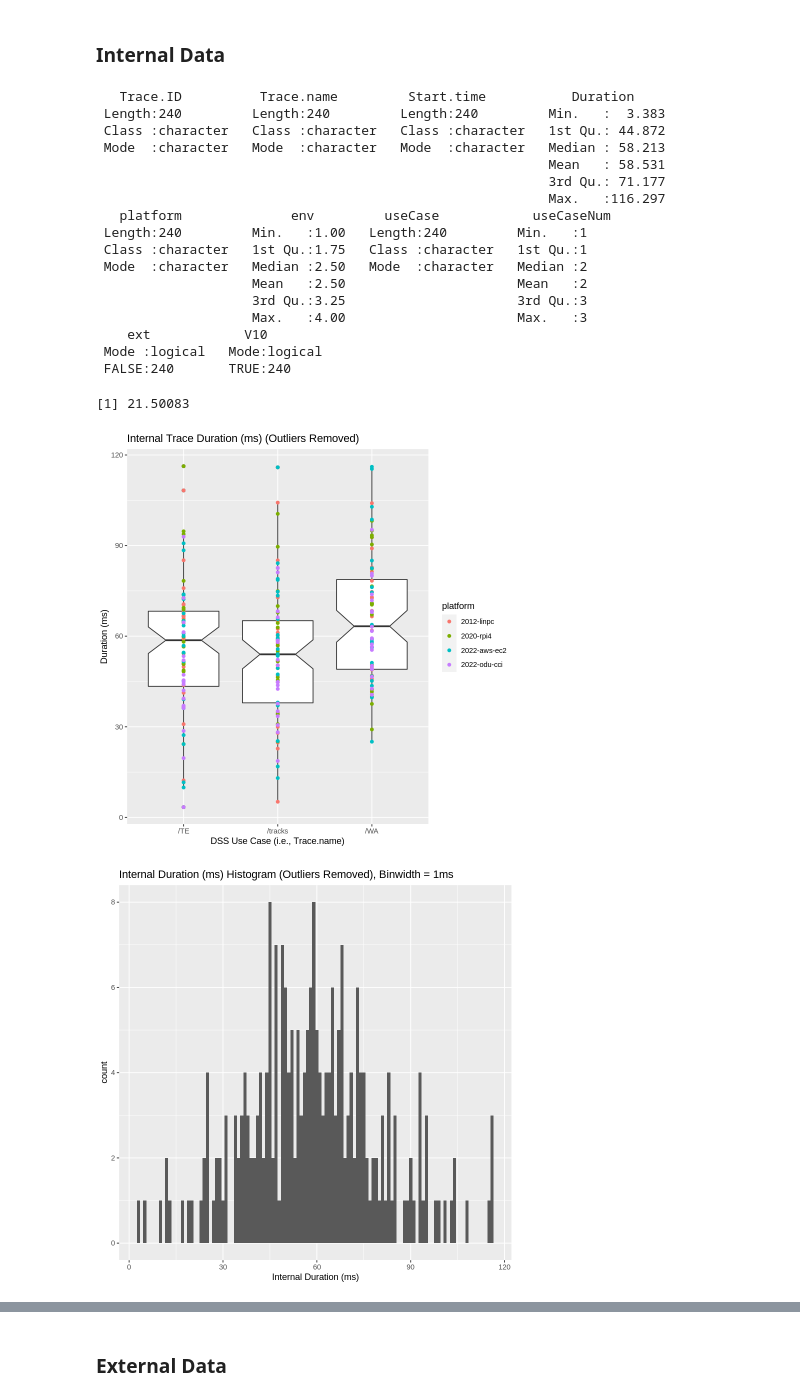
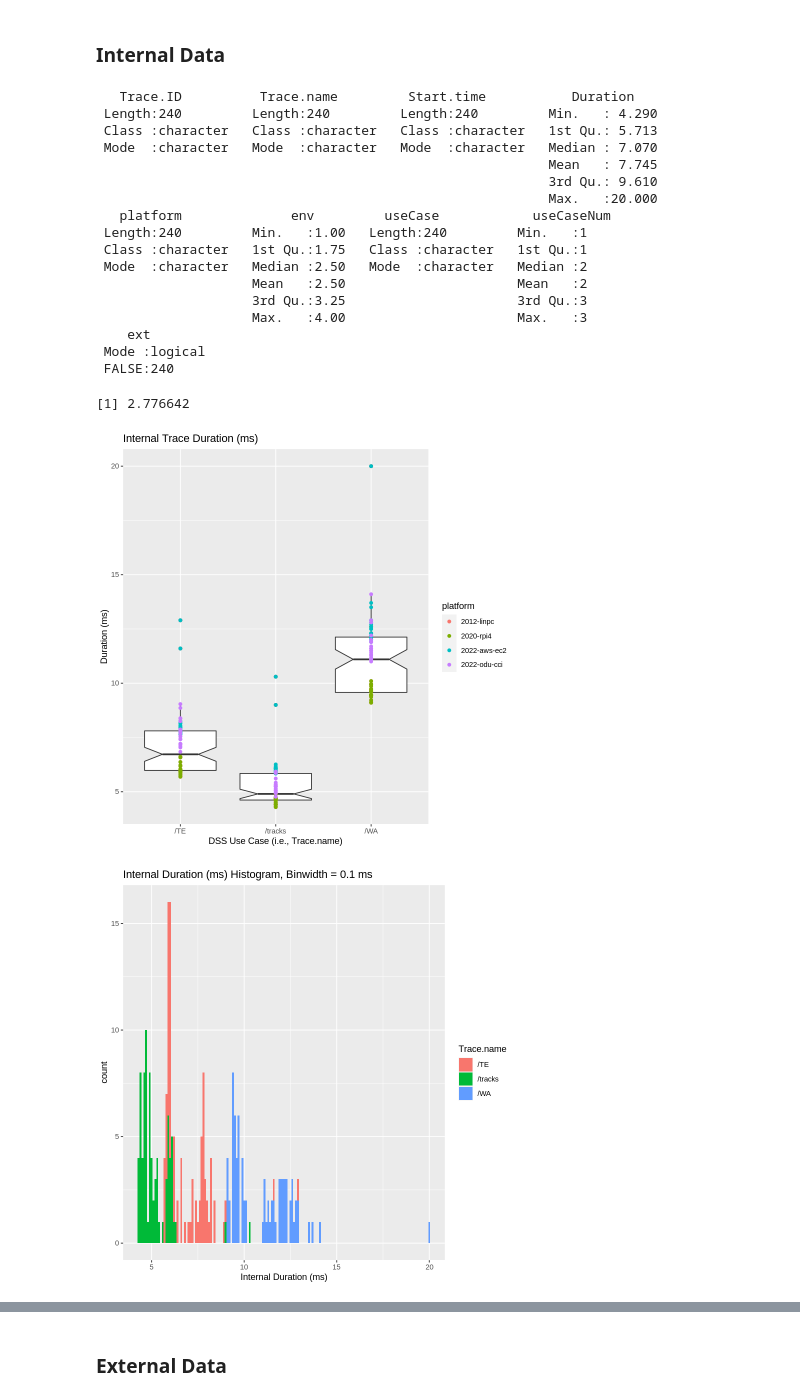
Before and after one commit to amurp003/dss-prototype, a Jupyter notebook: analysis/dss-span-analysis-rev6.ipynb, the cells around one changed output, grey strips where cells are left out. Saved outputs shown, nothing was run; the diff lists cells and outputs as text; code cells hidden in the pictures.

```diff
--- a/analysis/dss-span-analysis-rev6.ipynb
+++ b/analysis/dss-span-analysis-rev6.ipynb
@@ -197,12 +192,12 @@ for(index in 1:nrow(spanMetrics)) {       # for-loop over rows
     # Convert span duration
 
     char = spanMetrics[index,4]
-    len = str_length(char)
+    len = str_length(char)                # from tidyverse
     duration = str_sub(char,1,(len-3))
     units = str_sub(char,(len-1),len)
     duration <- as.numeric(duration)
 
-    # print(duration)
+    # glimpse(duration)
     # print(units)
 
     if(units == 'ms') {
@@ -215,17 +210,7 @@ for(index in 1:nrow(spanMetrics)) {       # for-loop over rows
         print ('Unable to find specified units')
         print (units)
     }
-
-    # Add processing delay from a normal distribution
-    pd <- rnorm(1, mean = 50, sd = 20)
-    spanMetrics[index,4] = as.numeric(duration) + pd
-
-    # Convert time
-
-    # time = spanMetrics[index,3]
-    # epoch <- as.POSIXct(time)
-    # epoch_int <- as.integer(epoch)
-    # spanMetrics[index,3] = epoch_int
+    spanMetrics$Duration[index] = as.numeric(duration)
 }
 
 # Convert Duration columns from char to numeric
@@ -244,13 +229,3 @@ $ env        <dbl> 0, 0, 0, 0, 0, 0, 0, 0, 0, 0, 0, 0, 0, 0, 0, 0, 0, 0, 0, 0,
 $ useCase    <chr> "Trial Engage (Internal)", "Get Stored Local DSS Tracks (In…
 $ useCaseNum <dbl> 2, 1, 4, 5, 3, 2, 1, 4, 5, 3, 2, 1, 4, 5, 3, 2, 1, 4, 5, 3,…
 $ ext        <lgl> FALSE, FALSE, TRUE, TRUE, FALSE, FALSE, FALSE, TRUE, TRUE, …
-# %%
-# Assess hypothesis threshold
-
-for(index in 1:nrow(spanMetrics)) {       # for-loop over rows
-    if(spanMetrics[index,4] > 500) {
-        spanMetrics[index,10] = FALSE
-    } else {
-    spanMetrics[index,10] = TRUE
-    }
-}
@@ -333,7 +242,7 @@ Here we remove the data from the Macbook development platform. The qplot shows t
 https://dev.to/ericnograles/why-is-docker-on-macos-so-much-worse-than-linux-flh
 https://collabnix.com/how-docker-for-mac-works-under-the-hood/
 # %%
-noMacSpan <- spanMetricsA[!spanMetricsA$env == 0,]
+noMacSpan <- spanMetrics[!spanMetrics$env == 0,]
 # %%
 qplot(useCaseNum, Duration, data = noMacSpan, colour = platform)
 # %% [output]
@@ -563,12 +386,12 @@ summary(iSpan)
 sd(iSpan$Duration)
 # %% [output]
    Trace.ID          Trace.name         Start.time           Duration
- Length:240         Length:240         Length:240         Min.   :  3.383
- Class :character   Class :character   Class :character   1st Qu.: 44.872
- Mode  :character   Mode  :character   Mode  :character   Median : 58.213
-                                                          Mean   : 58.531
-                                                          3rd Qu.: 71.177
-                                                          Max.   :116.297
+ Length:240         Length:240         Length:240         Min.   : 4.290
+ Class :character   Class :character   Class :character   1st Qu.: 5.713
+ Mode  :character   Mode  :character   Mode  :character   Median : 7.070
+                                                          Mean   : 7.745
+                                                          3rd Qu.: 9.610
+                                                          Max.   :20.000
    platform              env         useCase            useCaseNum
  Length:240         Min.   :1.00   Length:240         Min.   :1
  Class :character   1st Qu.:1.75   Class :character   1st Qu.:1
@@ -576,23 +399,23 @@ sd(iSpan$Duration)
                     Mean   :2.50                      Mean   :2
                     3rd Qu.:3.25                      3rd Qu.:3
                     Max.   :4.00                      Max.   :3
-    ext            V10
- Mode :logical   Mode:logical
- FALSE:240       TRUE:240
+    ext
+ Mode :logical
+ FALSE:240
-[1] 21.50083
+[1] 2.776642
 # %%
 iSpan %>%
     ggplot(aes(Trace.name, Duration)) +
     stat_boxplot(notch="TRUE") + geom_point(aes(colour = platform)) +
-    ggtitle("Internal Trace Duration (ms) (Outliers Removed)") +
+    ggtitle("Internal Trace Duration (ms)") +
     ylab("Duration (ms)") +
     xlab("DSS Use Case (i.e., Trace.name)")
 # %% [output]
-[figure, old version]
+[figure, new version]
 # %%
 iSpan %>%
-    ggplot(aes(Duration)) + geom_histogram(binwidth = 1) +
-    ggtitle("Internal Duration (ms) Histogram (Outliers Removed), Binwidth = 1ms") +
+    ggplot(aes(Duration, fill = Trace.name)) + geom_histogram(binwidth = 0.1) +
+    ggtitle("Internal Duration (ms) Histogram, Binwidth = 0.1 ms") +
     xlab("Internal Duration (ms)")
 # %% [output]
-[figure, old version]
+[figure, new version]
```
Also changed, not shown: parts of 115 cells of this notebook, 3 other files.
